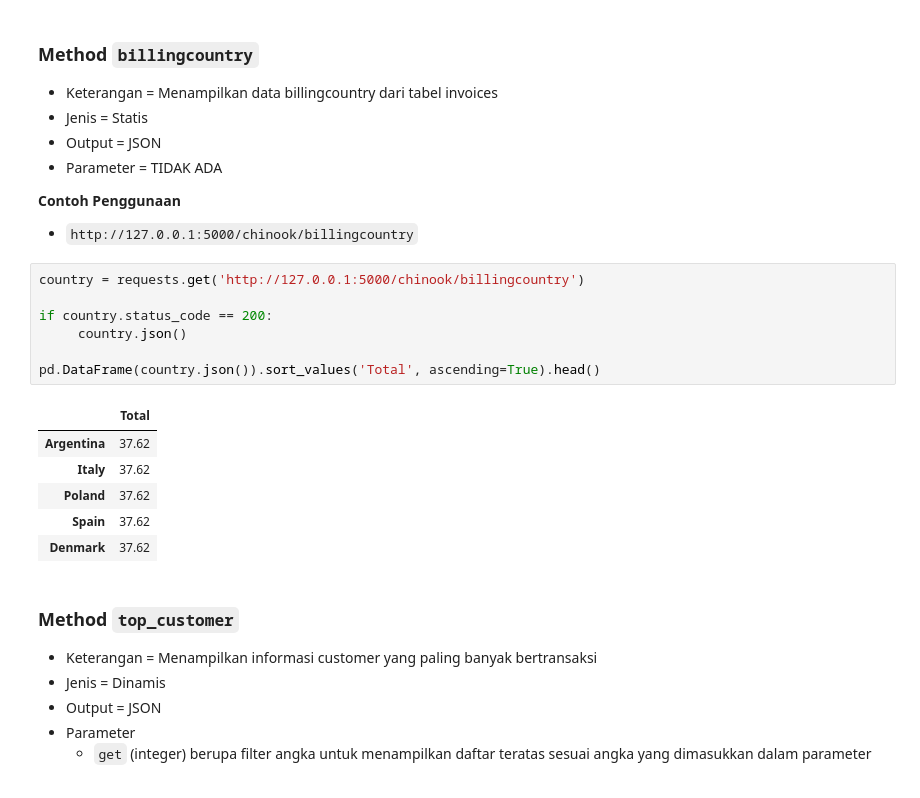
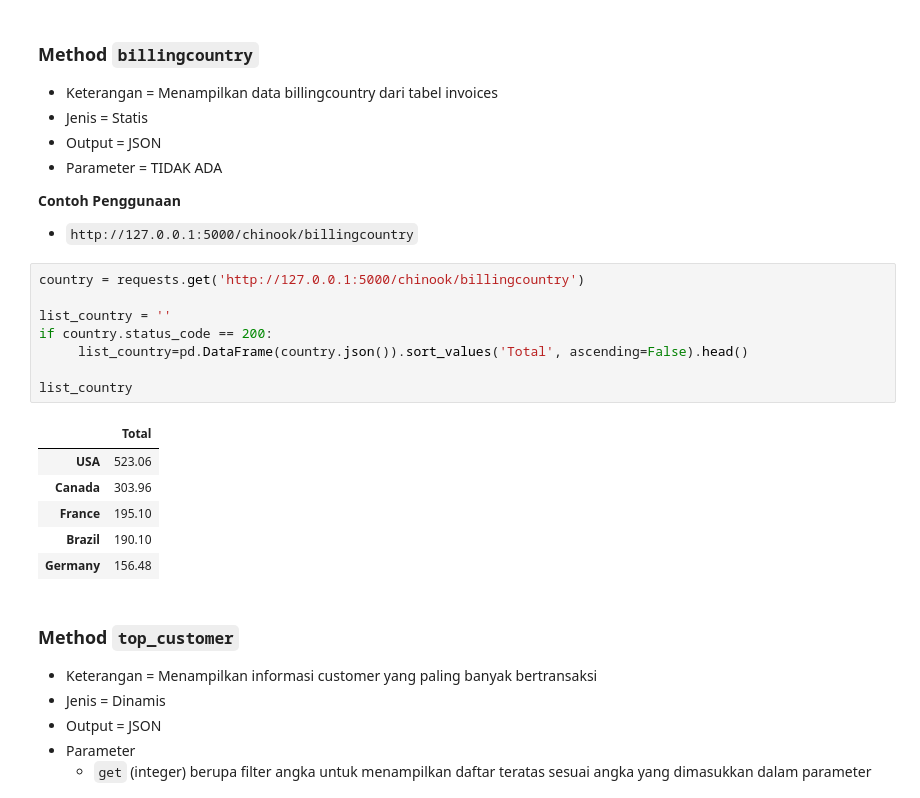
Before and after one commit to mhasyim/capstone-01-api, a Jupyter notebook: Guideline.ipynb, the cells around one changed output. Saved outputs shown, nothing was run; the diff lists cells and outputs as text.

```diff
--- a/Guideline.ipynb
+++ b/Guideline.ipynb
@@ -77,17 +78,18 @@ pd.DataFrame(customer.json()).head()
 # %%
 country = requests.get('http://127.0.0.1:5000/chinook/billingcountry')
 
+list_country = ''
 if country.status_code == 200:
-     country.json()
+     list_country=pd.DataFrame(country.json()).sort_values('Total', ascending=False).head()
 
-pd.DataFrame(country.json()).sort_values('Total', ascending=True).head()
+list_country
 # %% [output]
 |  | Total |
-| Argentina | 37.62 |
-| Italy | 37.62 |
-| Poland | 37.62 |
-| Spain | 37.62 |
-| Denmark | 37.62 |
+| USA | 523.06 |
+| Canada | 303.96 |
+| France | 195.10 |
+| Brazil | 190.10 |
+| Germany | 156.48 |
 # %% [markdown]
 ### Method `top_customer`
 
```
Also changed, not shown: parts of 12 cells of this notebook.
